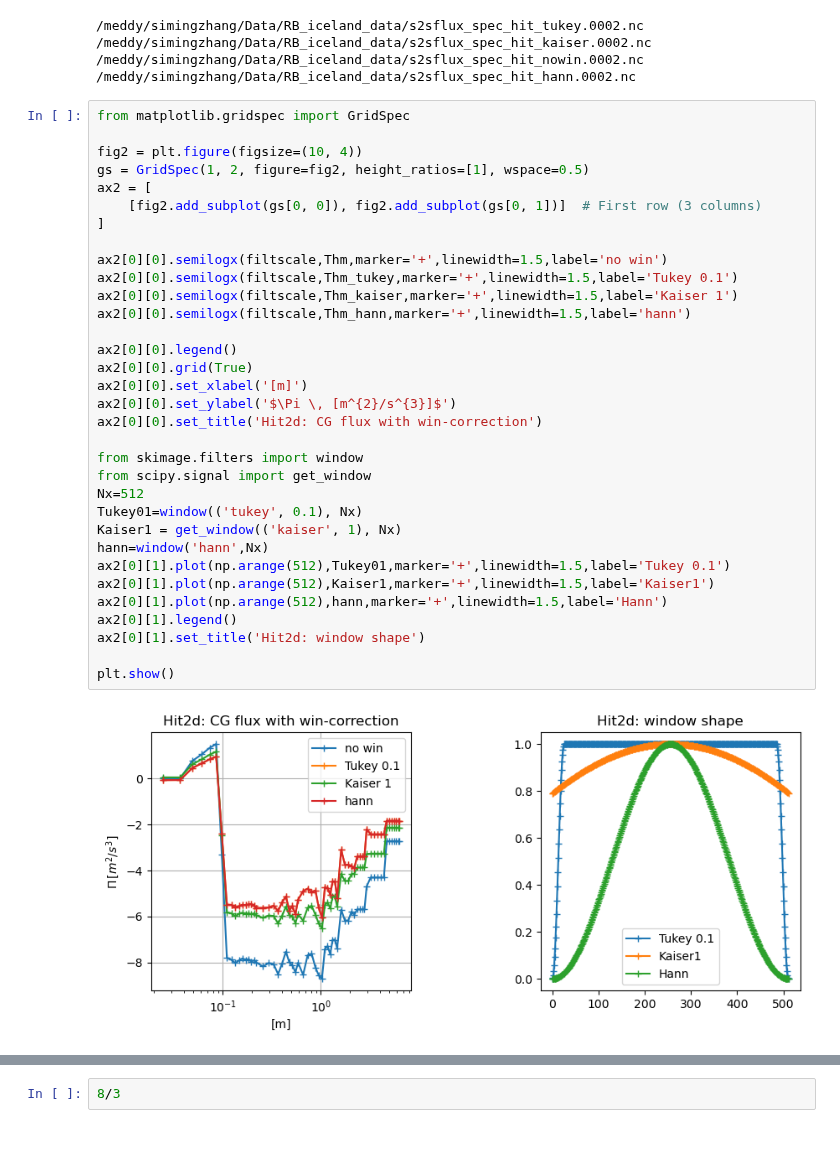
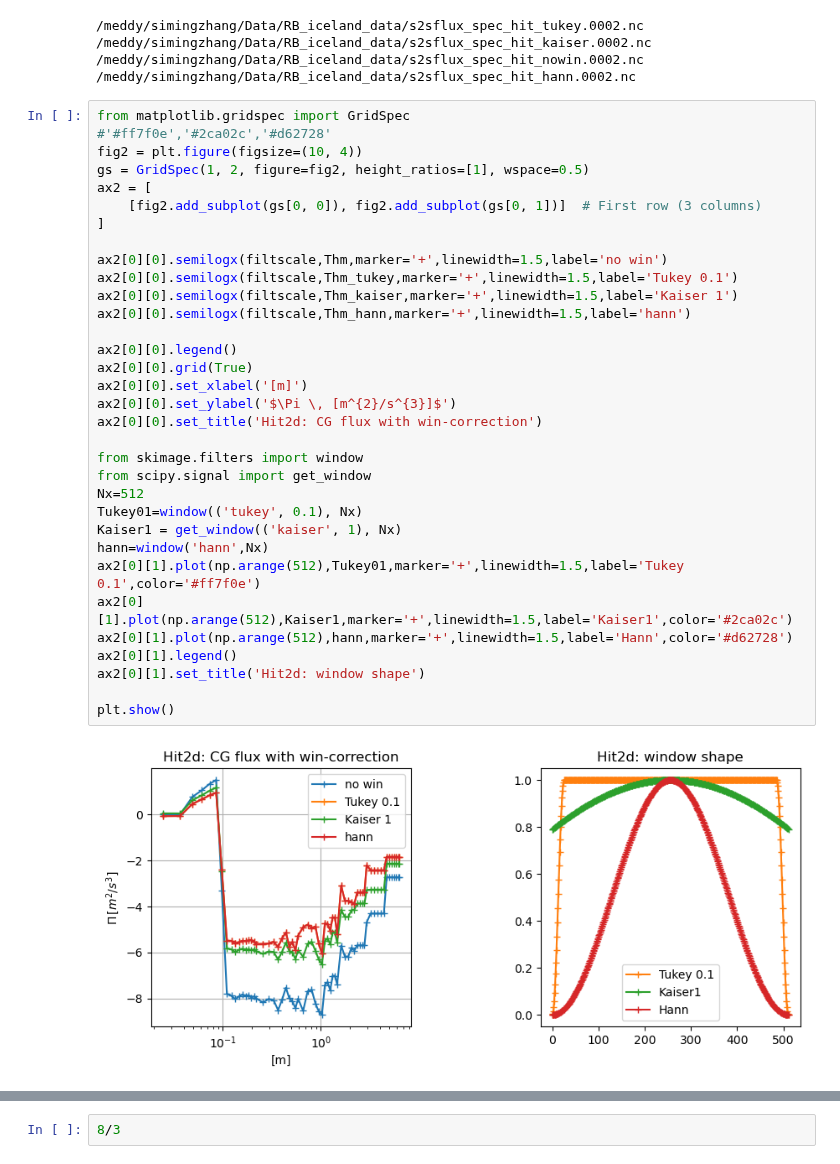
Before and after one commit to zsm1-hub/China_Israel, a Jupyter notebook: check_scale2scale.ipynb, the cells around one changed output, grey strips where cells are left out. Drawn from its saved outputs; the diff is of its cells as text.

```diff
--- a/check_scale2scale.ipynb
+++ b/check_scale2scale.ipynb
@@ -145,37 +145,37 @@ filtscale=ds['filtscale'].values
 /meddy/simingzhang/Data/RB_iceland_data/s2sflux_spec_hit_hann.0002.nc
 # %%
 from matplotlib.gridspec import GridSpec
-
+#'#ff7f0e','#2ca02c','#d62728'
 fig2 = plt.figure(figsize=(10, 4))
 gs = GridSpec(1, 2, figure=fig2, height_ratios=[1], wspace=0.5)
 ax2 = [
     [fig2.add_subplot(gs[0, 0]), fig2.add_subplot(gs[0, 1])]  # First row (3 columns)
 ]
 
 ax2[0][0].semilogx(filtscale,Thm,marker='+',linewidth=1.5,label='no win')
 ax2[0][0].semilogx(filtscale,Thm_tukey,marker='+',linewidth=1.5,label='Tukey 0.1')
 ax2[0][0].semilogx(filtscale,Thm_kaiser,marker='+',linewidth=1.5,label='Kaiser 1')
 ax2[0][0].semilogx(filtscale,Thm_hann,marker='+',linewidth=1.5,label='hann')
 
 ax2[0][0].legend()
 ax2[0][0].grid(True)
 ax2[0][0].set_xlabel('[m]')
 ax2[0][0].set_ylabel('$\Pi \, [m^{2}/s^{3}]$')
 ax2[0][0].set_title('Hit2d: CG flux with win-correction')
 
 from skimage.filters import window
 from scipy.signal import get_window
 Nx=512
 Tukey01=window(('tukey', 0.1), Nx)
 Kaiser1 = get_window(('kaiser', 1), Nx)
 hann=window('hann',Nx)
-ax2[0][1].plot(np.arange(512),Tukey01,marker='+',linewidth=1.5,label='Tukey 0.1')
-ax2[0][1].plot(np.arange(512),Kaiser1,marker='+',linewidth=1.5,label='Kaiser1')
-ax2[0][1].plot(np.arange(512),hann,marker='+',linewidth=1.5,label='Hann')
+ax2[0][1].plot(np.arange(512),Tukey01,marker='+',linewidth=1.5,label='Tukey 0.1',color='#ff7f0e')
+ax2[0][1].plot(np.arange(512),Kaiser1,marker='+',linewidth=1.5,label='Kaiser1',color='#2ca02c')
+ax2[0][1].plot(np.arange(512),hann,marker='+',linewidth=1.5,label='Hann',color='#d62728')
 ax2[0][1].legend()
 ax2[0][1].set_title('Hit2d: window shape')
 
 plt.show()
 # %% [output]
-[figure, old version]
+[figure, new version]
 # %%
```
Also changed, not shown: parts of 3 cells of this notebook.
